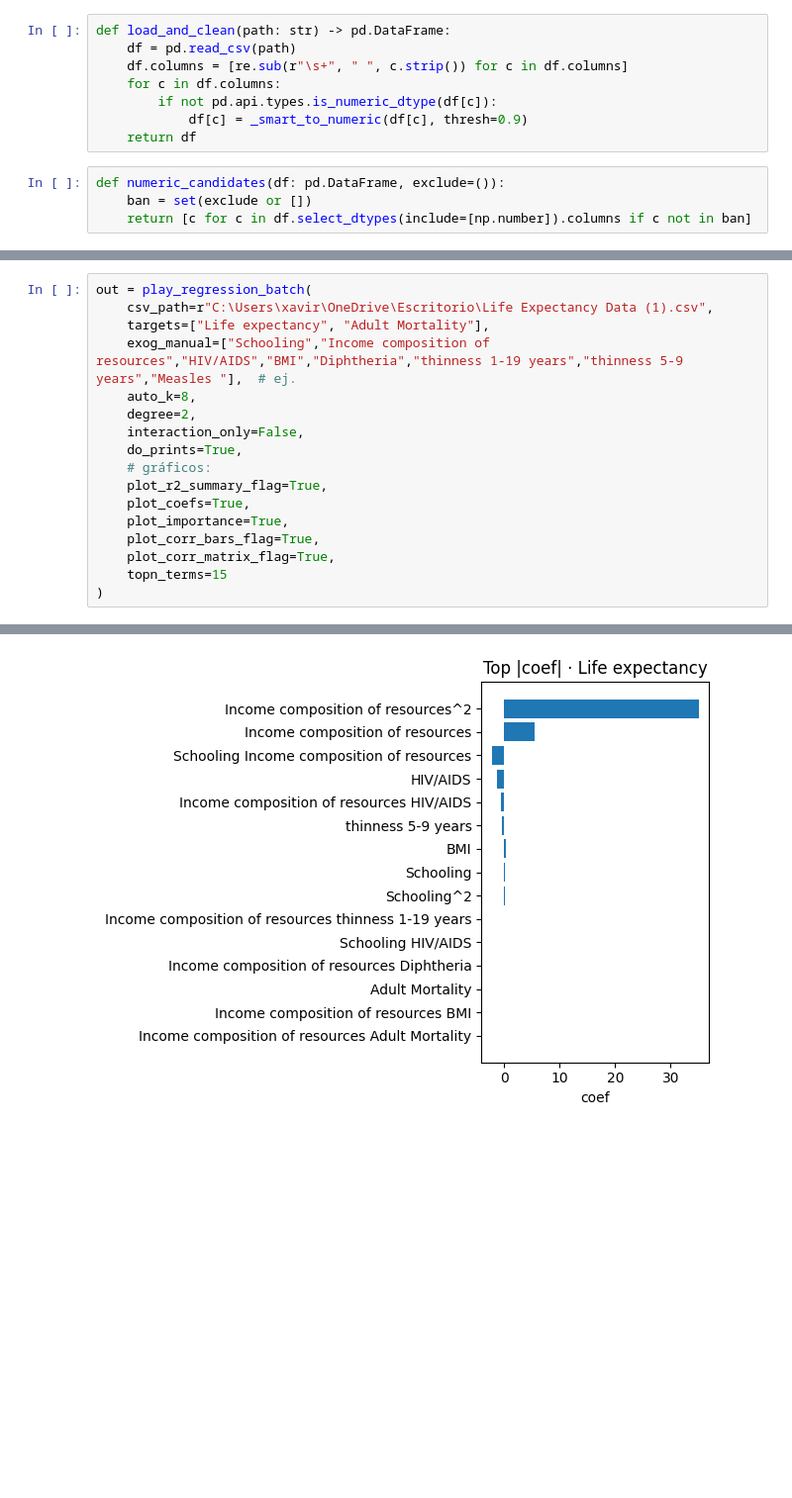
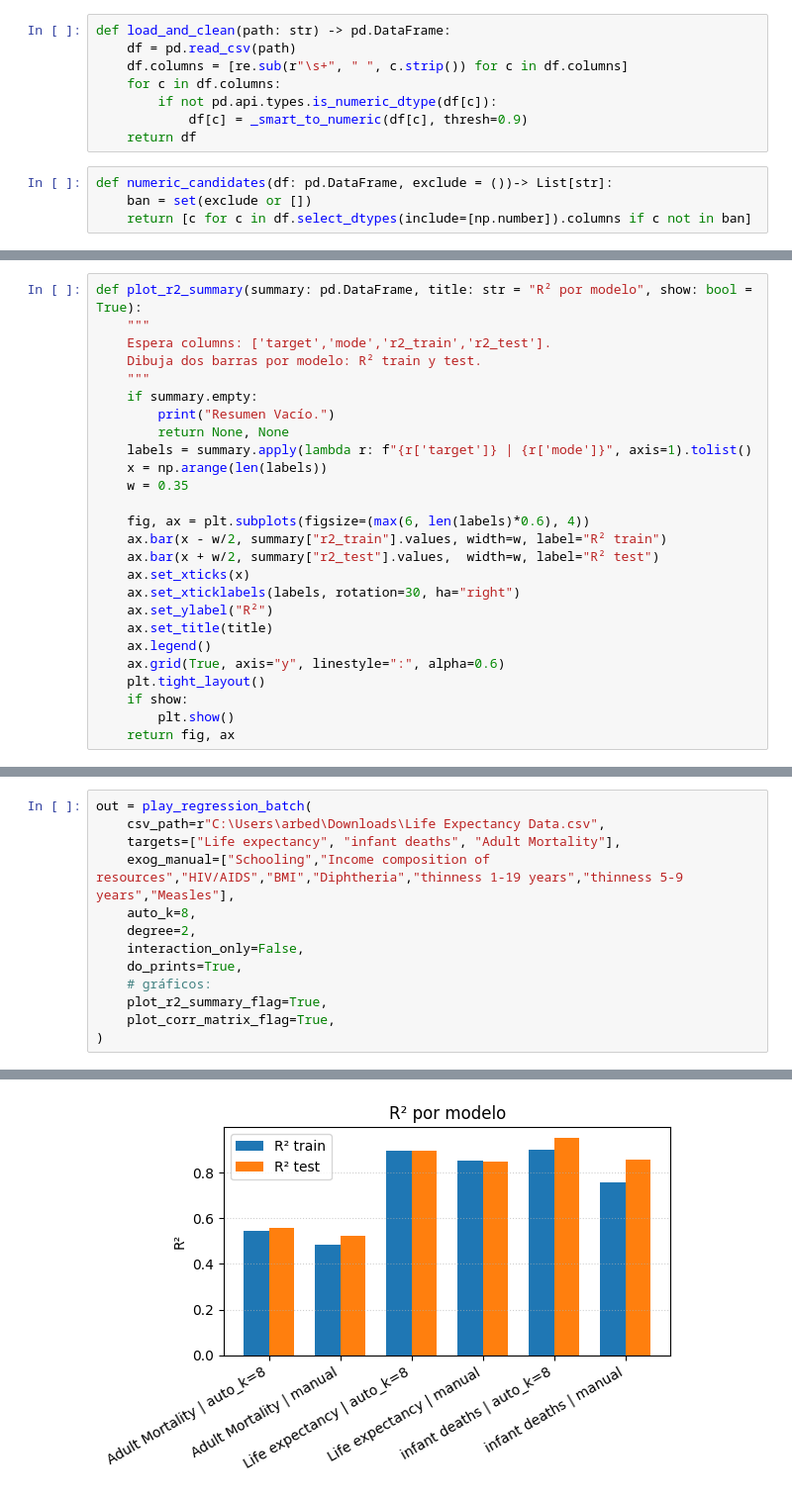
Before and after one commit to Xavi122323/Aprendizaje_Maquina, a Jupyter notebook: Tarea 2.ipynb, the cells around one changed output, grey strips where cells are left out. Shown at 99% size. Drawn from its saved outputs; the diff is of its cells as text; blank space fills up the shorter version.

```diff
--- a/Tarea 2.ipynb
+++ b/Tarea 2.ipynb
@@ -25,6 +27,6 @@ def load_and_clean(path: str) -> pd.DataFrame:
             df[c] = _smart_to_numeric(df[c], thresh=0.9)
     return df
 # %%
-def numeric_candidates(df: pd.DataFrame, exclude=()):
+def numeric_candidates(df: pd.DataFrame, exclude = ())-> List[str]:
     ban = set(exclude or [])
     return [c for c in df.select_dtypes(include=[np.number]).columns if c not in ban]
@@ -286,0 +127,26 @@ def _fit_poly_model(
+# %%
+def plot_r2_summary(summary: pd.DataFrame, title: str = "R² por modelo", show: bool = True):
+    """
+    Espera columns: ['target','mode','r2_train','r2_test'].
+    Dibuja dos barras por modelo: R² train y test.
+    """
+    if summary.empty:
+        print("Resumen Vacío.")
+        return None, None
+    labels = summary.apply(lambda r: f"{r['target']} | {r['mode']}", axis=1).tolist()
+    x = np.arange(len(labels))
+    w = 0.35
+
+    fig, ax = plt.subplots(figsize=(max(6, len(labels)*0.6), 4))
+    ax.bar(x - w/2, summary["r2_train"].values, width=w, label="R² train")
+    ax.bar(x + w/2, summary["r2_test"].values,  width=w, label="R² test")
+    ax.set_xticks(x)
+    ax.set_xticklabels(labels, rotation=30, ha="right")
+    ax.set_ylabel("R²")
+    ax.set_title(title)
+    ax.legend()
+    ax.grid(True, axis="y", linestyle=":", alpha=0.6)
+    plt.tight_layout()
+    if show:
+        plt.show()
+    return fig, ax
@@ -378,19 +289,15 @@ def play_regression_batch(
 # %%
 out = play_regression_batch(
-    csv_path=r"C:\Users\xavir\OneDrive\Escritorio\Life Expectancy Data (1).csv",
-    targets=["Life expectancy", "Adult Mortality"],
-    exog_manual=["Schooling","Income composition of resources","HIV/AIDS","BMI","Diphtheria","thinness 1-19 years","thinness 5-9 years","Measles "],  # ej.
+    csv_path=r"C:\Users\arbed\Downloads\Life Expectancy Data.csv",
+    targets=["Life expectancy", "infant deaths", "Adult Mortality"],
+    exog_manual=["Schooling","Income composition of resources","HIV/AIDS","BMI","Diphtheria","thinness 1-19 years","thinness 5-9 years","Measles"],
     auto_k=8,
     degree=2,
     interaction_only=False,
     do_prints=True,
     # gráficos:
     plot_r2_summary_flag=True,
-    plot_coefs=True,
-    plot_importance=True,
-    plot_corr_bars_flag=True,
     plot_corr_matrix_flag=True,
-    topn_terms=15
 )
 # %% [output]
 >>> Life expectancy__AUTO_K=8: 8 exógenas seleccionadas por |r|
@@ -431 +324 @@ Top términos polinómicos por |coef| (NO son correlaciones):
-[figure, old version]
+[figure, new version]
```
Also changed, not shown: parts of 16 cells of this notebook.
